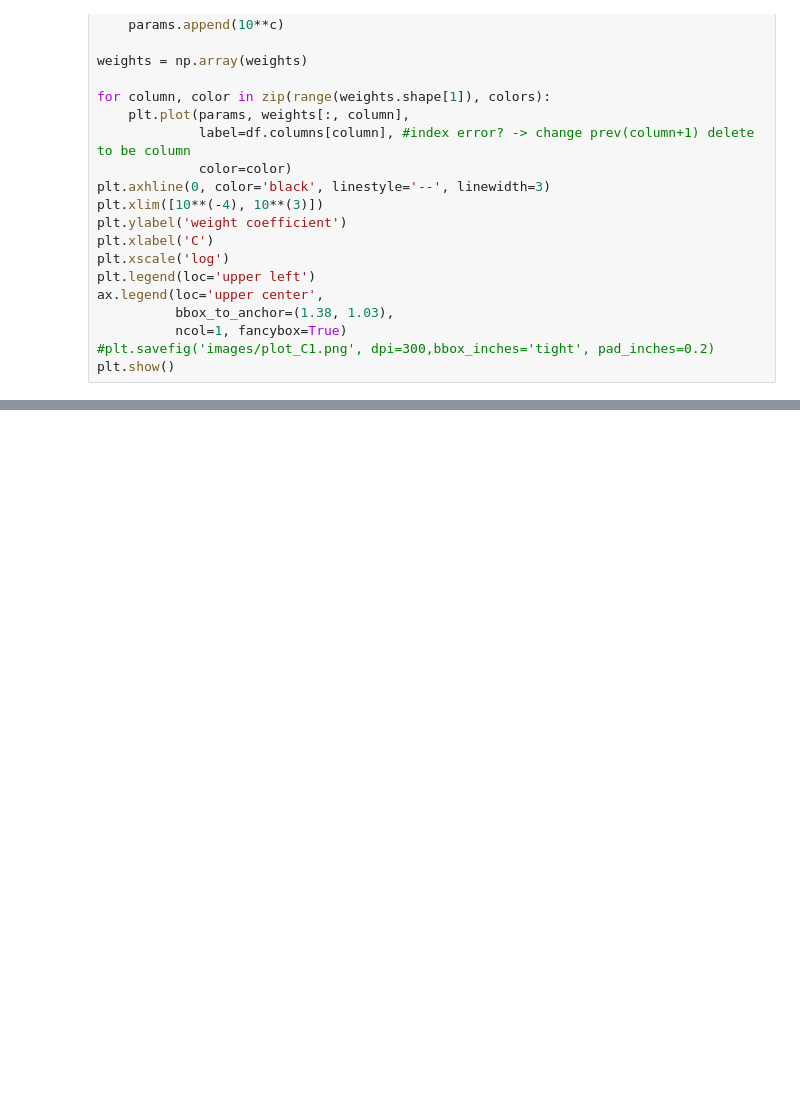
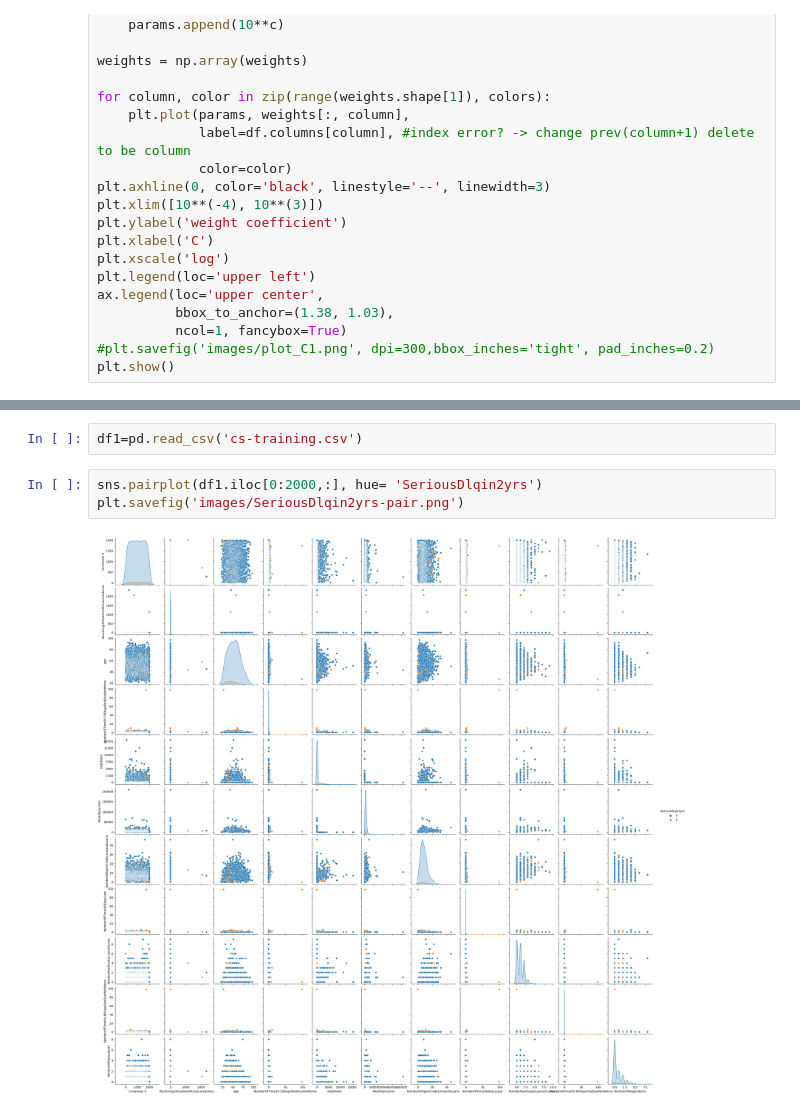
Before and after one commit to martinbandung/Give-Me-Some-Credit, a Jupyter notebook: code/Classifiers.ipynb, the cells around one changed output, grey strips where cells are left out. Drawn from its saved outputs; the diff is of its cells as text; blank space fills up the shorter version.

```diff
--- a/code/Classifiers.ipynb
+++ b/code/Classifiers.ipynb
@@ -256,0 +319,7 @@ plt.show()
+# %%
+df1=pd.read_csv('cs-training.csv')
+# %%
+sns.pairplot(df1.iloc[0:2000,:], hue= 'SeriousDlqin2yrs')
+plt.savefig('images/SeriousDlqin2yrs-pair.png')
+# %% [output]
+[figure, added]
```
Also changed, not shown: parts of 20 cells of this notebook, 3 other files.
